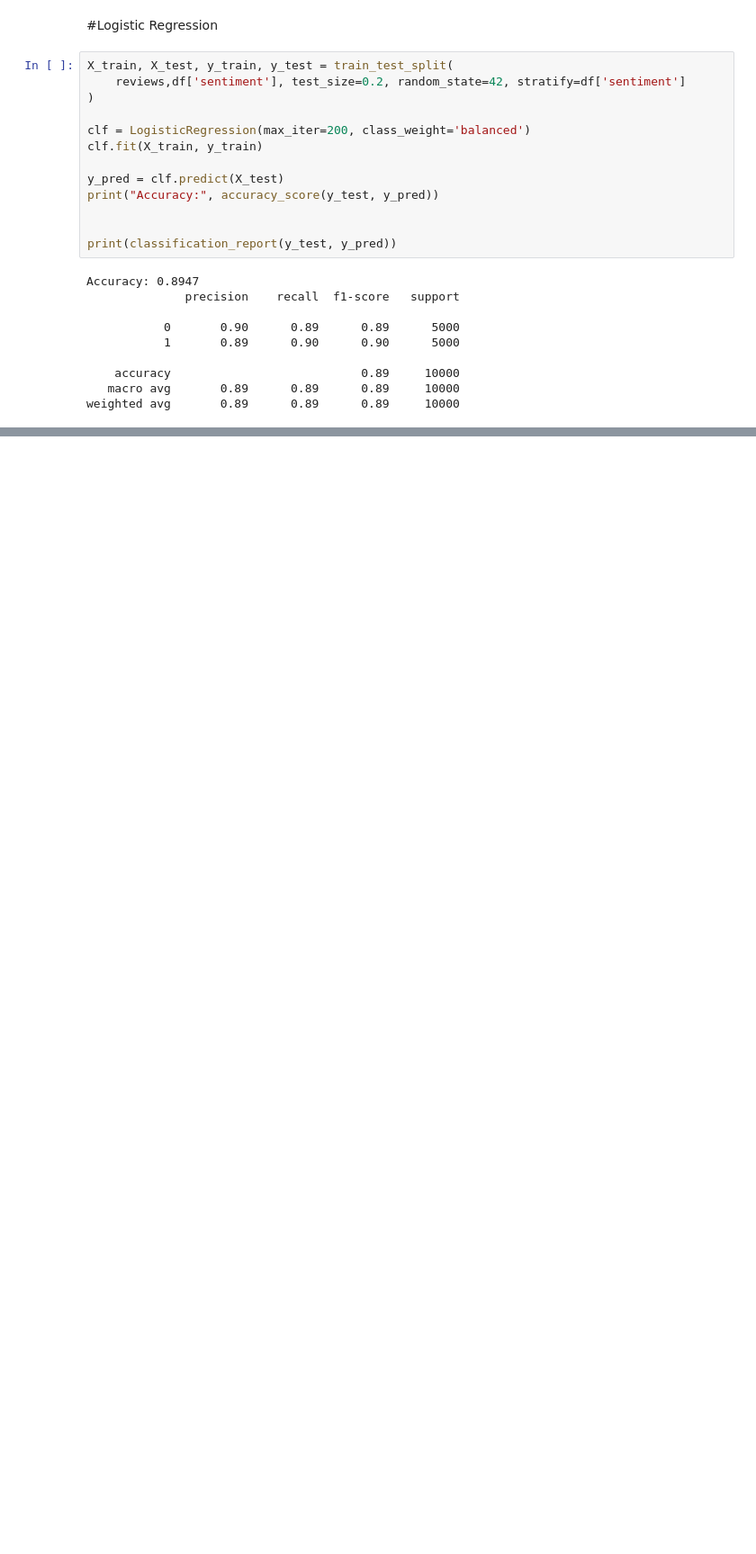
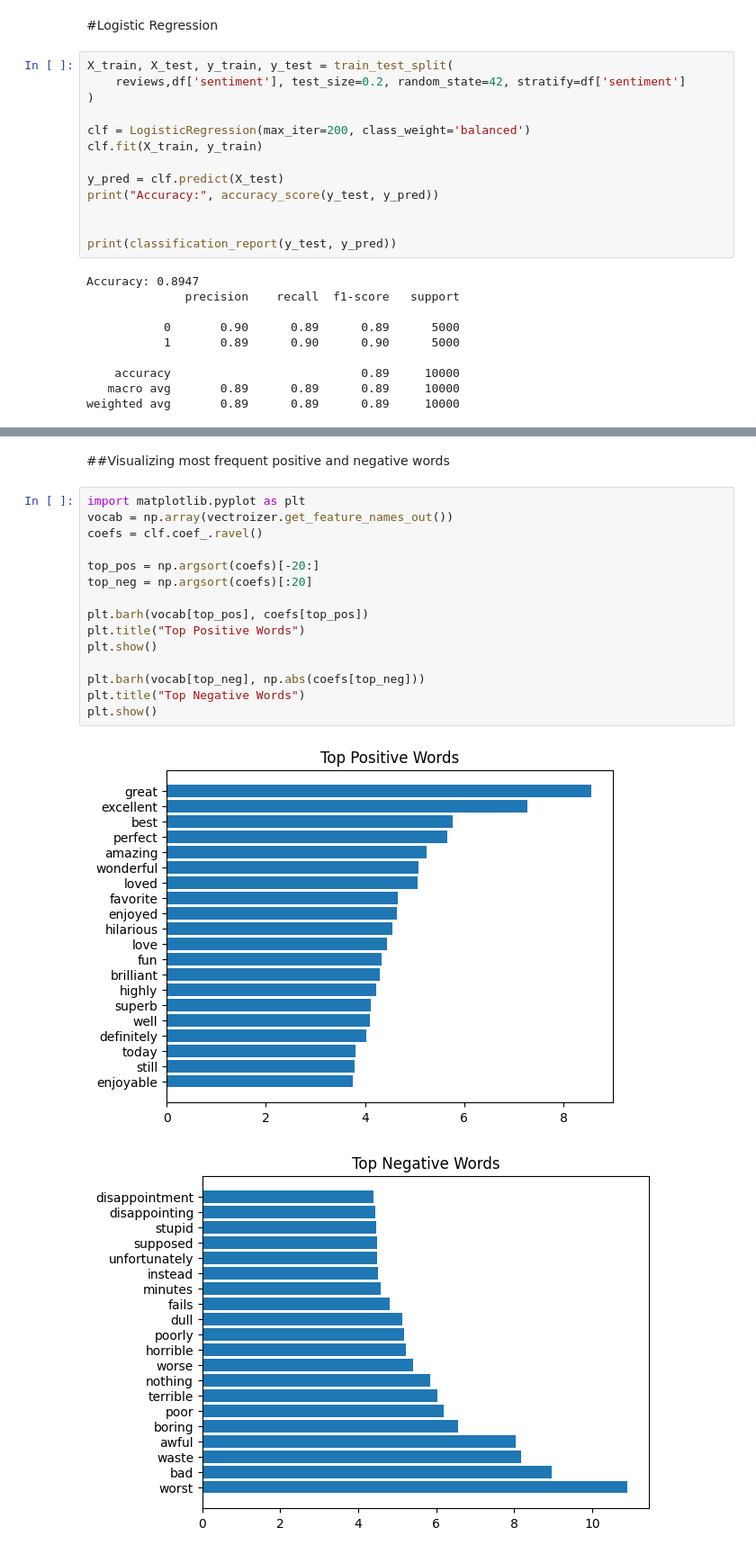
Before and after one commit to malakkmostafaa/Elevvo-Internship-NLP, a Jupyter notebook: NLP_Task1.ipynb, the cells around one changed output, grey strips where cells are left out. Shown at 90% size. Cells and saved outputs as stored; diff of their text form; blank space fills up the shorter version.

```diff
--- a/NLP_Task1.ipynb
+++ b/NLP_Task1.ipynb
@@ -142,0 +146,20 @@ weighted avg       0.89      0.89      0.89     10000
+# %% [markdown]
+##Visualizing most frequent positive and negative words
+# %%
+import matplotlib.pyplot as plt
+vocab = np.array(vectroizer.get_feature_names_out())
+coefs = clf.coef_.ravel()
+
+top_pos = np.argsort(coefs)[-20:]
+top_neg = np.argsort(coefs)[:20]
+
+plt.barh(vocab[top_pos], coefs[top_pos])
+plt.title("Top Positive Words")
+plt.show()
+
+plt.barh(vocab[top_neg], np.abs(coefs[top_neg]))
+plt.title("Top Negative Words")
+plt.show()
+# %% [output]
+[figure, added]
+[figure, added]
```
Also changed, not shown: parts of 5 cells of this notebook.
